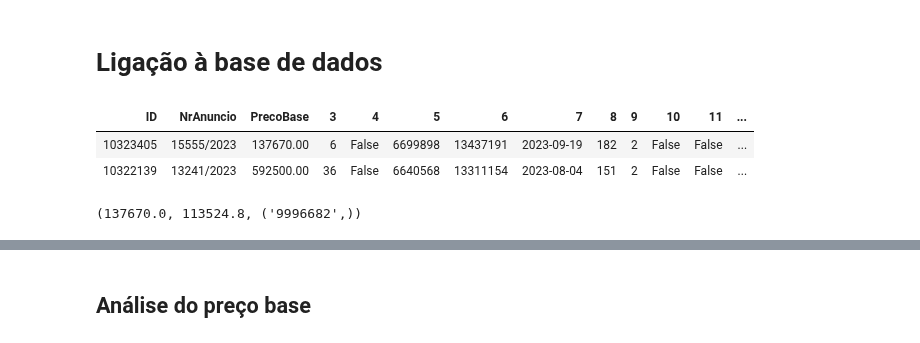
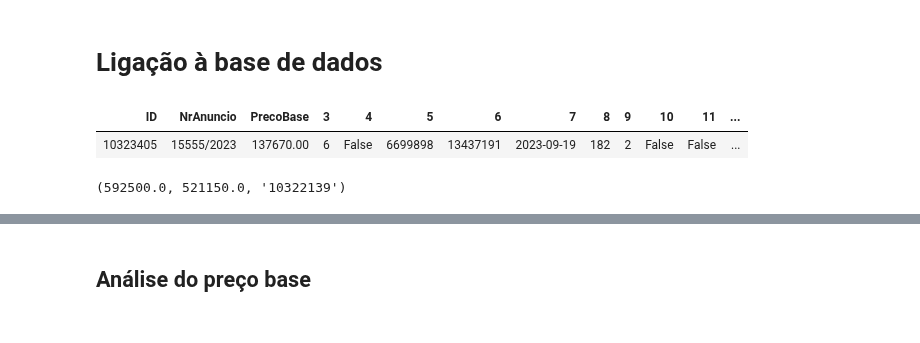
Before and after one commit to francisco-vpereira/ForceraIntership, a Jupyter notebook: forcera/scripts/contratospublicos.ipynb, the cells around one changed output, grey strips where cells are left out. Drawn from its saved outputs; the diff is of its cells as text; code cells hidden in the pictures.

```diff
--- a/forcera/scripts/contratospublicos.ipynb
+++ b/forcera/scripts/contratospublicos.ipynb
@@ -39,9 +39,12 @@ cpub = (cpv('72', 'Concurso público'))
 # Conjuntos de contratos públicos celebrados no ramo de consultoria IT
 cp = contratos(cpub)
 # %%
+# A tabela é representada de forma correta : o id do anúncio bate certo com o preço base, contratual e restantes colunas que são relevantes
+# Contudo, a ordem dos ID's em cpub é diferente da ordem dos ids na coluna ID da dataframe
+# A ordem os id's guardados na variável cpub não bate certo
+# Na célula a seguir a esta, é preciso redefini-la
 cp = cp.rename(columns={0:'ID', 1:'NrAnuncio', 2:'PrecoBase', 18:'PrecoContratual'})
-h(cp.head(2))
+h(cp.head(1))
 # %% [output]
 | ID | NrAnuncio | PrecoBase | 3 | 4 | 5 | 6 | 7 | 8 | 9 | 10 | 11 | ... |
 | 10323405 | 15555/2023 | 137670.00 | 6 | False | 6699898 | 13437191 | 2023-09-19 | 182 | 2 | False | False | ... |
-| 10322139 | 13241/2023 | 592500.00 | 36 | False | 6640568 | 13311154 | 2023-08-04 | 151 | 2 | False | False | ... |
@@ -54,9 +59,9 @@ pc = preco_contrato3(cpub)
 # O problema é que o ID não corresponde ao contrato. Quando dou os ids como input à função contratos - sendo que estes ids são provenientes da função cpv() - ele ordena os contratos por ordem crescente de ID
 # Já funciona : foi necessário colocar os ids provenientes de cpv() por ordem crescente
 
-pb[0], pc[0], cpub[0]
+pb[1], pc[1], cpub[1]
 # %% [output]
-(137670.0, 113524.8, ('9996682',))
+(592500.0, 521150.0, '10322139')
 # %%
 # Conjunto de flags disparadas para o conjunto de contratos em causa
 # Largura de 10% em torno do preço base - 0.1
```
Also changed, not shown: parts of 2 cells of this notebook, 1 other file.
